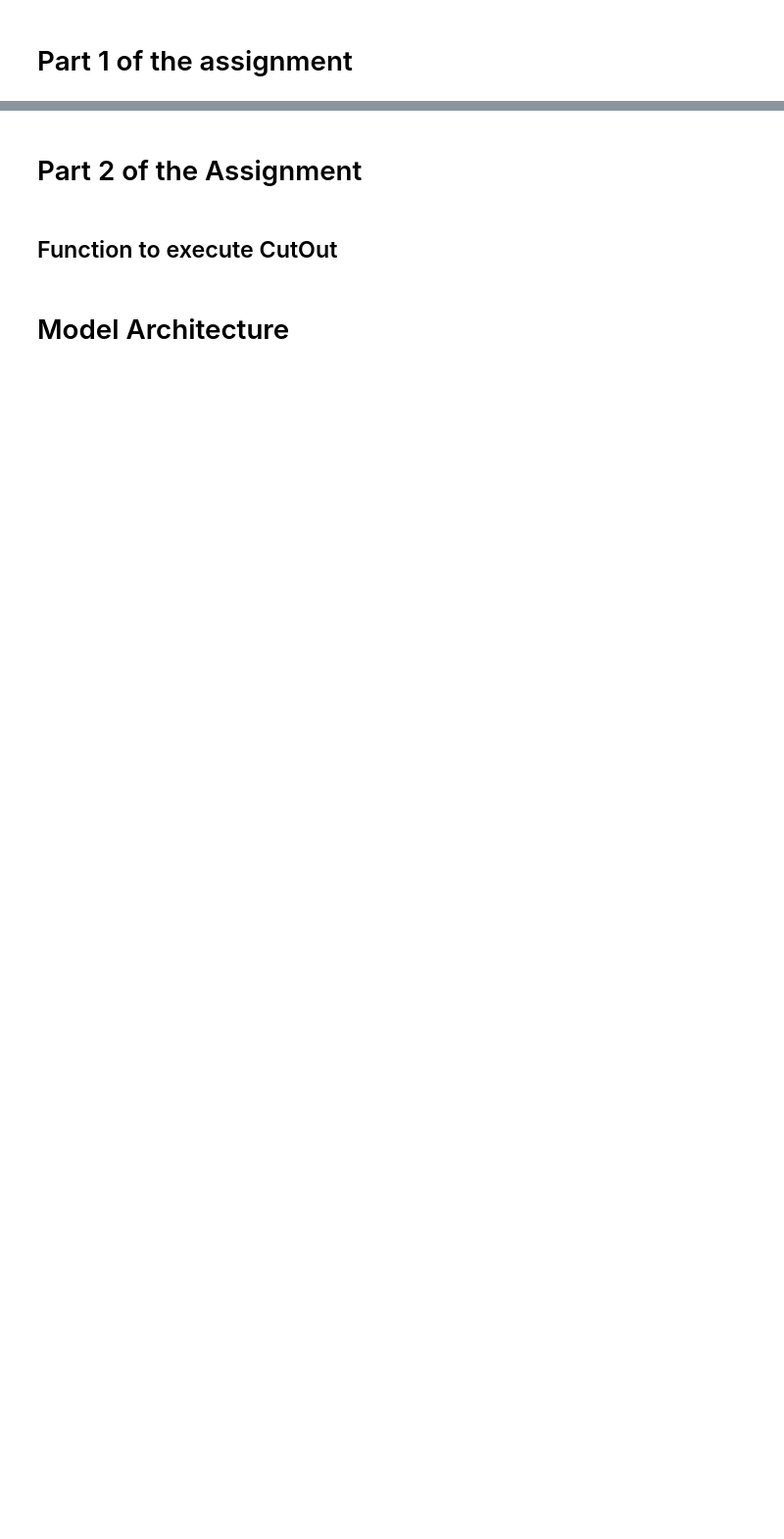
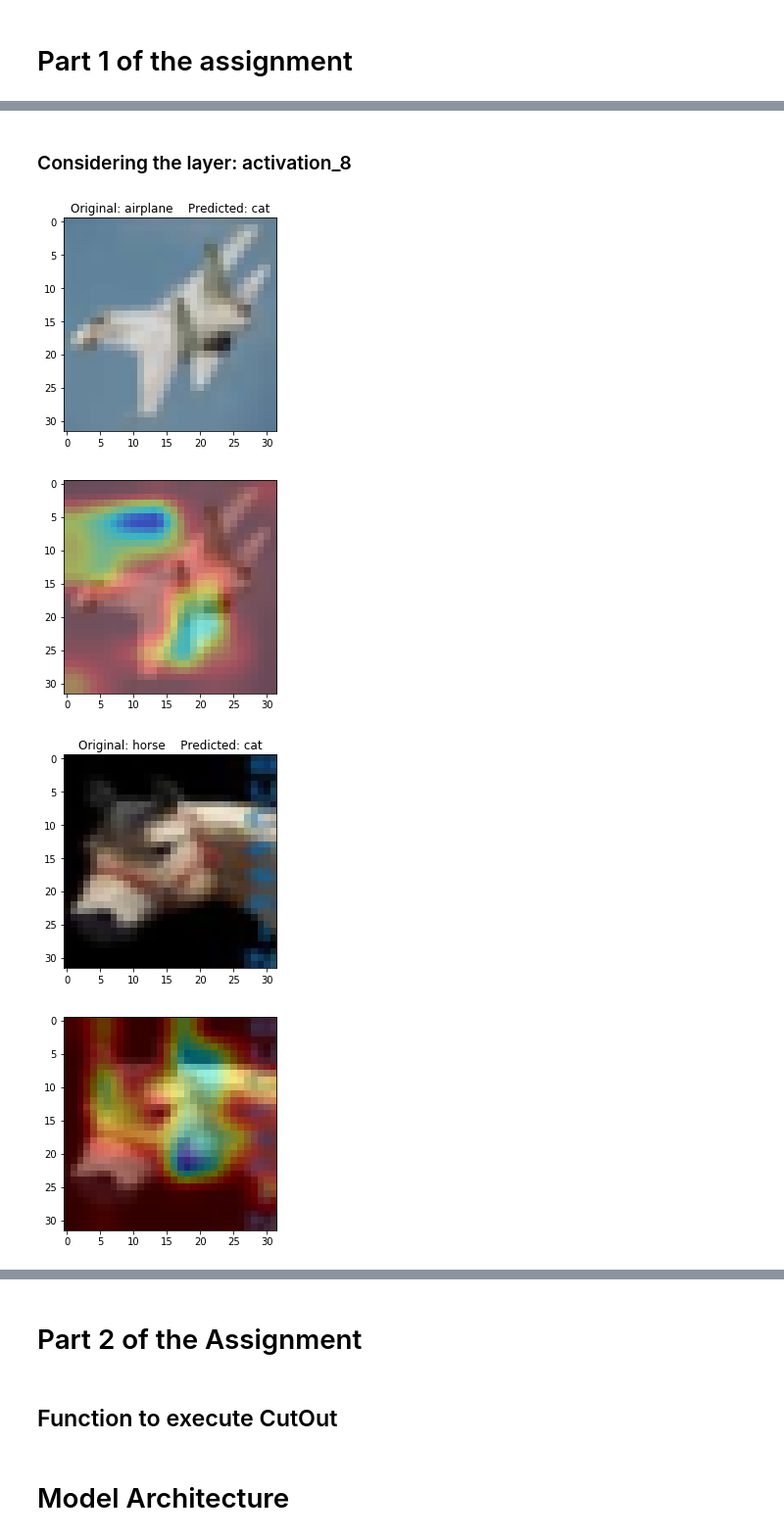
Before and after one commit to kaustubhharapanahalli/EVA-Assignment-Submission-Repo, a Jupyter notebook: Week_9/EVA_S9_Assignment.ipynb, the cells around one changed output, grey strips where cells are left out. Shown at 98% size. Drawn from its saved outputs; the diff is of its cells as text; code cells hidden in the pictures; blank space fills up the shorter version.

```diff
--- a/Week_9/EVA_S9_Assignment.ipynb
+++ b/Week_9/EVA_S9_Assignment.ipynb
@@ -97,0 +301,2 @@ images = [test_feature[10], test_feature[512], test_feature[1024], test_feature[
+# %%
+images = [10,57,125,211]
@@ -142,0 +363,2 @@ for row in ax:
+# %% [markdown]
+### Considering the layer: activation_8
@@ -142,0 +410,9 @@ for row in ax:
+# %%
+# Running a loop to plot original and GradCAM image for all the selected images
+for i in range(len(images)):
+    grad_cam_plot(images[i])
+# %% [output]
+[figure, added]
+[figure, added]
+[figure, added]
+[figure, added]
```
Also changed, not shown: parts of 48 cells of this notebook.
